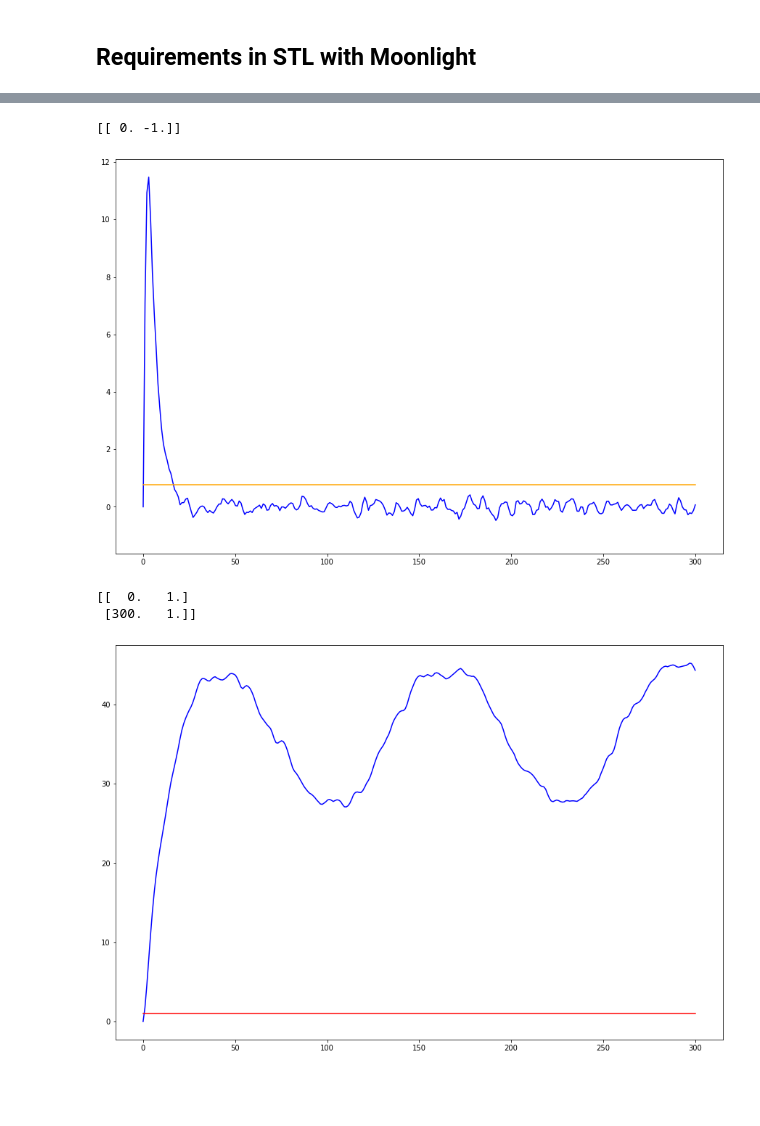
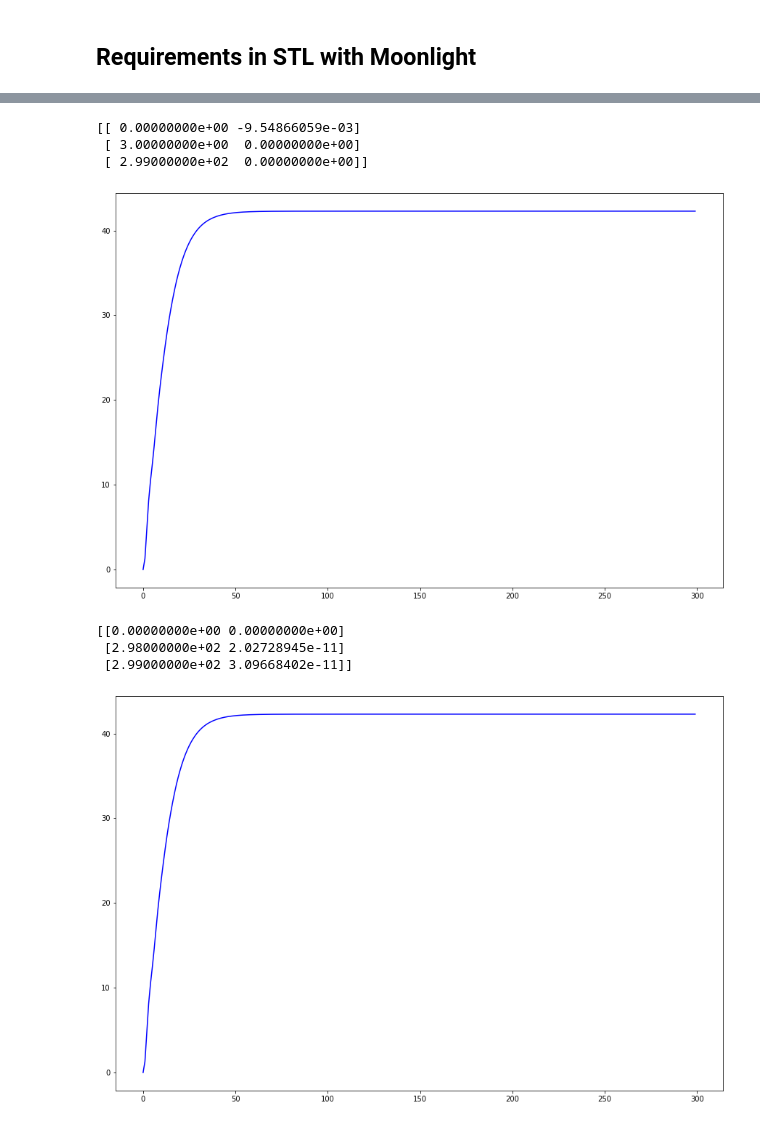
Before and after one commit to GiuliaMP/CPS_Project, a Jupyter notebook: cps_notebook.ipynb, the cells around one changed output, grey strips where cells are left out. Drawn from its saved outputs; the diff is of its cells as text; code cells hidden in the pictures; blank space fills up the shorter version.

```diff
--- a/cps_notebook.ipynb
+++ b/cps_notebook.ipynb
@@ -57,8 +102,0 @@ from moonlight import *
-# %%
-script = """
-signal { real x; }
-domain boolean;
-formula min_oscillation = {eventually [0.0, 10.0] {globally (x > 1.0)}};
-"""
-
-moonlightScript = ScriptLoader.loadFromText(script)
@@ -64,0 +141,15 @@ moonlightScript = ScriptLoader.loadFromText(script)
+# %%
+osc = np.zeros(300)
+for i in range(1, len(osc)):
+    osc[i] = np.abs(theta_store[i] - theta_store[i-1])
+
+ts_temp = list(ts)
+signals = list(zip(osc))
+result = monitor_1.monitor(ts_temp,signals)
+arrayresults = np.array(monitor_1.monitor(ts_temp,signals))
+
+plt.rcParams["figure.figsize"] = (15,10)
+plt.plot(ts_temp,osc, color="blue")
+#plt.plot(ts_temp,(step > 0), color="yellow")
+plt.step(arrayresults[:,0],arrayresults[:,1], color="red")
+print(arrayresults)
@@ -132,23 +191,21 @@ moonlightScript = ScriptLoader.loadFromText(script)
 # %%
-diff_v = np.zeros(len(v_store))
-for i in range(1, len(v_store)):
-    diff_v[i] = v_store[i] - v_store[i-1]
+diff_u = np.zeros(len(u_store))
+for i in range(1, len(u_store)):
+    diff_u[i] = u_store[i] - u_store[i-1]
+    if i == 10:
+        break
 
-diff_v
 
-futureMonitor = moonlightScript.getMonitor("speed_change_according_theta");
-# Monitor the signal
 ts_temp = list(ts)
-signals = list(zip(theta_store, sp_store, diff_v))
-result = futureMonitor.monitor(ts_temp,signals)
-arrayresults = np.array(futureMonitor.monitor(ts_temp,signals))
+signals = list(zip(theta_store, sp_store, diff_u))
+result = monitor_4.monitor(ts_temp,signals)
+arrayresults = np.array(monitor_4.monitor(ts_temp,signals))
 
 plt.rcParams["figure.figsize"] = (15,10)
-plt.plot(ts_temp,diff_v, color="blue")
-plt.plot(ts_temp,sp_store, color="orange")
-#plt.plot(ts_temp,(step > 0), color="yellow")
-plt.step(arrayresults[:,0],arrayresults[:,1], color="red")
+plt.plot(ts_temp,v_store, color="blue")
 print(arrayresults)
 # %% [output]
-[[ 0. -1.]]
+[[ 0.00000000e+00 -9.54866059e-03]
+ [ 3.00000000e+00  0.00000000e+00]
+ [ 2.99000000e+02  0.00000000e+00]]
-[figure, old version]
+[figure, new version]
@@ -165,21 +212,17 @@ moonlightScript = ScriptLoader.loadFromText(script)
 # %%
-futureMonitor = moonlightScript.getMonitor("speed_limit");
-
-
-# Monitor the signal
 ts_temp = list(ts)
-signals = list(zip(v_store))
-result = futureMonitor.monitor(ts_temp,signals)
-arrayresults = np.array(futureMonitor.monitor(ts_temp,signals))
+signals = list(zip(theta_store, sp_store, diff_u))
+result = monitor_5.monitor(ts_temp,signals)
+arrayresults = np.array(monitor_5.monitor(ts_temp,signals))
 
 plt.rcParams["figure.figsize"] = (15,10)
 plt.plot(ts_temp,v_store, color="blue")
-plt.step(arrayresults[:,0],arrayresults[:,1], color="red")
 print(arrayresults)
 # %% [output]
-[[  0.   1.]
- [300.   1.]]
+[[0.00000000e+00 0.00000000e+00]
+ [2.98000000e+02 2.02728945e-11]
+ [2.99000000e+02 3.09668402e-11]]
-[figure, old version]
+[figure, new version]
 # %%
 mi, sigma = 0.0,.1
 n = np.random.normal(mi,sigma, 100)
```
Also changed, not shown: parts of 23 cells of this notebook, 2 other files.
